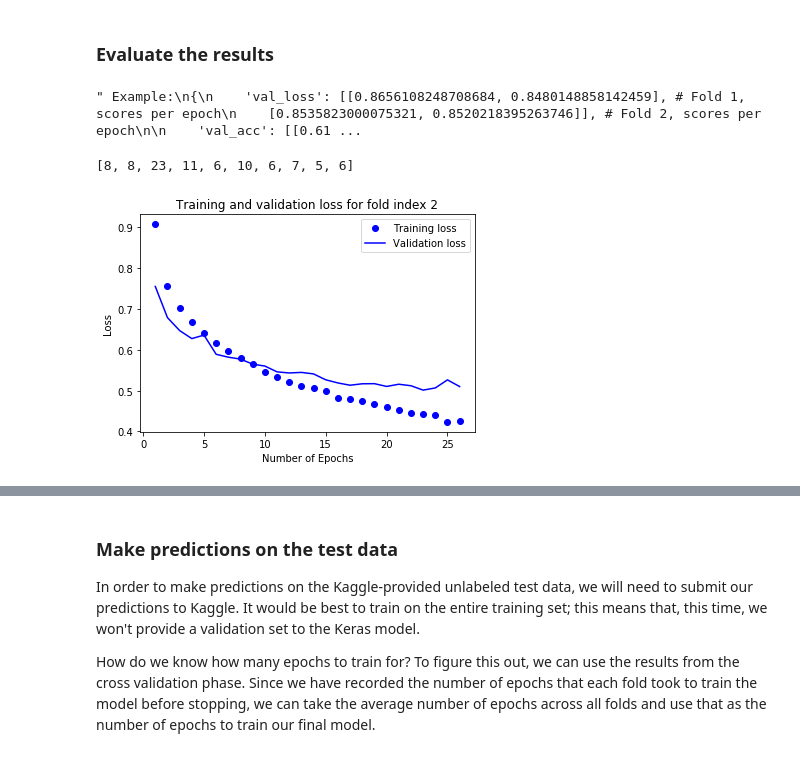
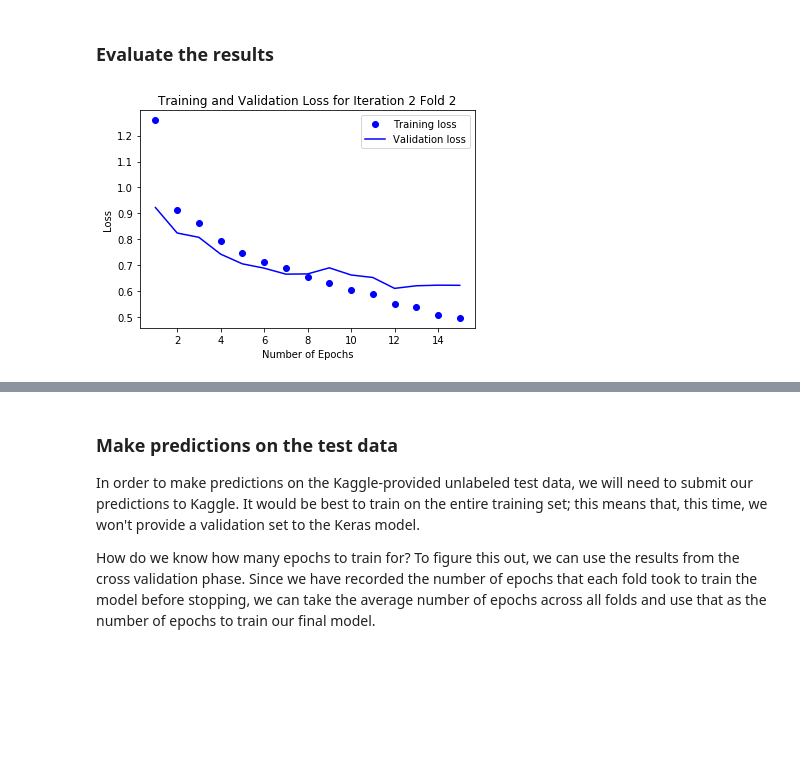
Before and after one commit to mrbarbasa/kaggle-spooky-author, a Jupyter notebook: code/02_glove_cnn_model.ipynb, the cells around one changed output, grey strips where cells are left out. Saved outputs shown, nothing was run; the diff lists cells and outputs as text; code cells hidden in the pictures; blank space fills up the shorter version.

Commit message:
Add more logging and fix metric vs. epochs plot

```diff
--- a/code/02_glove_cnn_model.ipynb
+++ b/code/02_glove_cnn_model.ipynb
@@ -282,22 +302,2 @@ Writing runtime log and CV results summary to file...
 # %% [markdown]
 ### Evaluate the results
-# %%
-# Note: There might be a different number of epochs per fold
-""" Example:
-{
-    'val_loss': [[0.8656108248708684, 0.8480148858142459], # Fold 1, scores per epoch
-    [0.8535823000075321, 0.8520218395263746]], # Fold 2, scores per epoch
-
-    'val_acc': [[0.6107252297776469, 0.6267620020916075],
-    [0.6173255694620041, 0.6308100929066869]],
-
-    'loss': [[0.9227827079133659, 0.6396668943775261],
-    [0.9183809885209135, 0.636743621745806]],
-
-    'acc': [[0.5735008681389172, 0.7408315457037562],
-    [0.5728294178462978, 0.7402451480737867]]
-}
-"""
-all_scores
-# %% [output]
-" Example:\n{\n    'val_loss': [[0.8656108248708684, 0.8480148858142459], # Fold 1, scores per epoch\n    [0.8535823000075321, 0.8520218395263746]], # Fold 2, scores per epoch\n\n    'val_acc': [[0.61 ...
@@ -306,10 +304,12 @@ best_scores_per_fold
-# %%
-best_score_num_epochs
-# %% [output]
-[8, 8, 23, 11, 6, 10, 6, 7, 5, 6]
+# %%
+# Set these variables to an existing output file
+nth_iter = 2
+nth_fold = 2
+iter_fold_scores = pd.read_csv(f'{OUTPUT_SCORES_DIR}iter_{nth_iter:02d}.'
+                               f'fold_{nth_fold:02d}.scores.csv')
 # %%
 # Pass in a metric (without the `val_` prefix) and a fold index to show
 # the training and validation error curves over the number of epochs
-display_metric_vs_epochs_plot(all_scores, 'loss', 2)
+display_metric_vs_epochs_plot(iter_fold_scores, 'loss', nth_iter, nth_fold)
 # %% [output]
-[figure, old version]
+[figure, new version]
```
Also changed, not shown: parts of 9 cells of this notebook, 4 other files.
